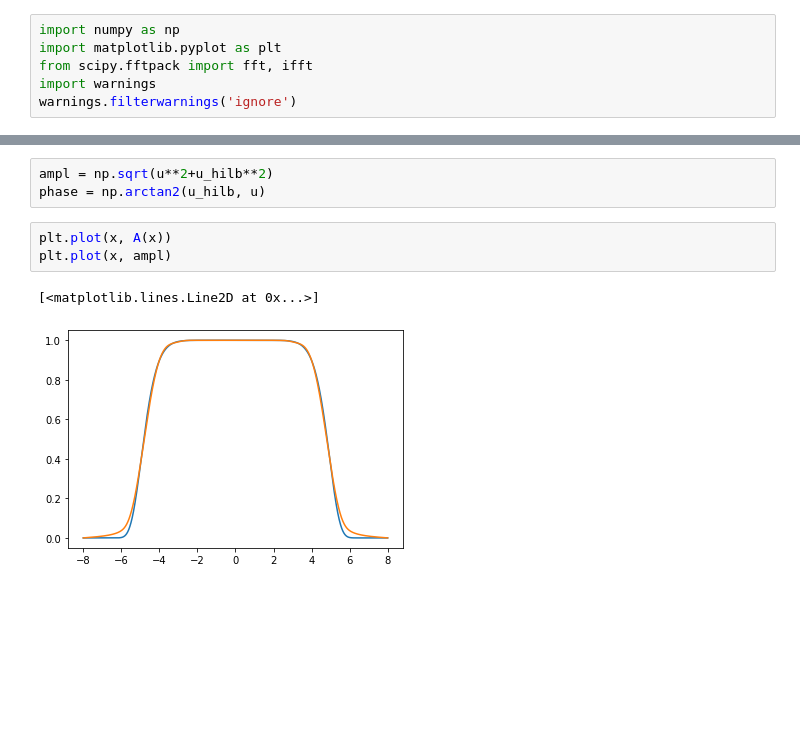
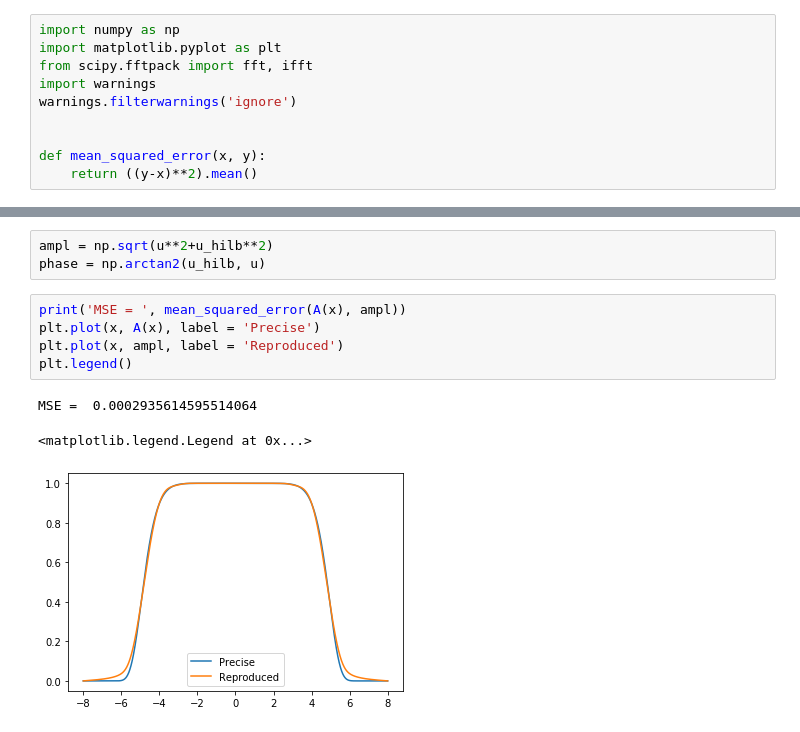
Before and after one commit to dimared/vmetf, a Jupyter notebook: task2_6.ipynb, the cells around one changed output, grey strips where cells are left out. Saved outputs shown, nothing was run; the diff lists cells and outputs as text; blank space fills up the shorter version.

```diff
--- a/task2_6.ipynb
+++ b/task2_6.ipynb
@@ -4,6 +4,10 @@ import matplotlib.pyplot as plt
 from scipy.fftpack import fft, ifft
 import warnings
 warnings.filterwarnings('ignore')
+
+
+def mean_squared_error(x, y):
+    return ((y-x)**2).mean()
 # %% [markdown]
 **Задача 35.** *(Восстановление аплитуды и фазы квазипериодического сигнала по отсчетным данным)*
 
@@ -68,11 +72,14 @@ u_hilb = np.array(u_hilb, dtype = float) # во время вычислений
 ampl = np.sqrt(u**2+u_hilb**2)
 phase = np.arctan2(u_hilb, u)
 # %%
-plt.plot(x, A(x))
-plt.plot(x, ampl)
+print('MSE = ', mean_squared_error(A(x), ampl))
+plt.plot(x, A(x), label = 'Precise')
+plt.plot(x, ampl, label = 'Reproduced')
+plt.legend()
 # %% [output]
-[<matplotlib.lines.Line2D at 0x...>]
+MSE =  0.0002935614595514064
+<matplotlib.legend.Legend at 0x...>
-[figure, old version]
+[figure, new version]
 # %%
 def PhaseCorrection(x):
     while x >= np.pi:
```
Also changed, not shown: parts of 1 cell of this notebook.
